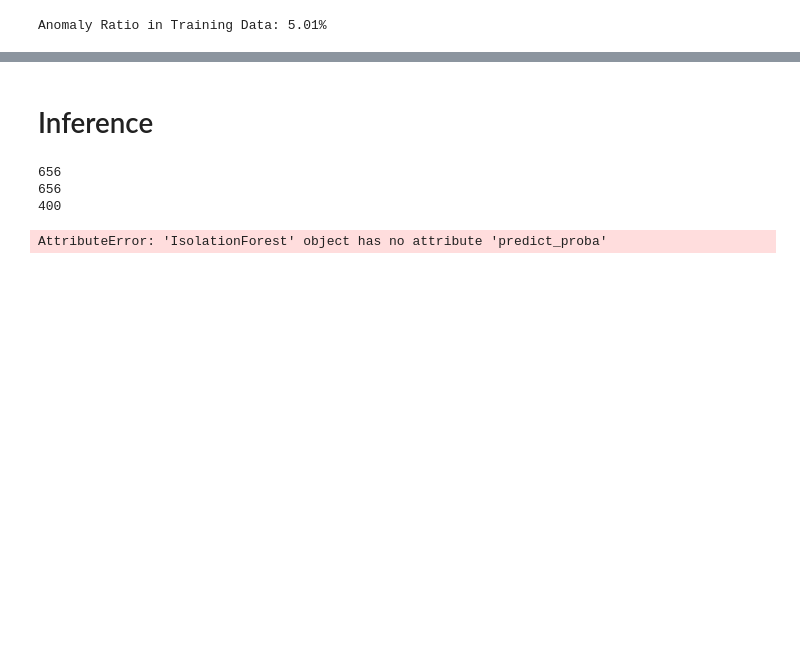
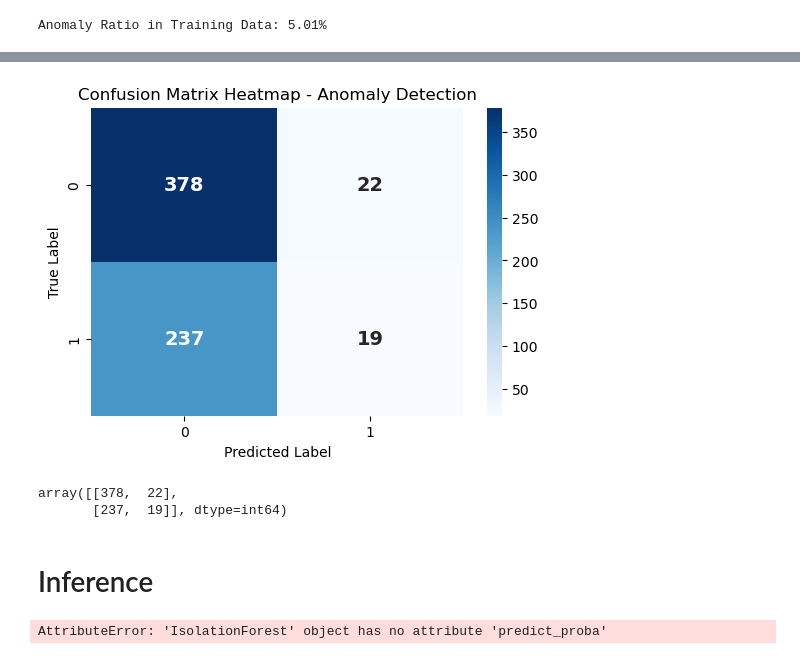
Before and after one commit to Sulbae/Water-Potability-Monitoring-System, a Jupyter notebook: modelling/model_training.ipynb, the cells around one changed output, grey strips where cells are left out. Cells and saved outputs as stored; diff of their text form; code cells hidden in the pictures; blank space fills up the shorter version.

Commit message:
evaluasi pelatihan model anomali deteksi

```diff
--- a/modelling/model_training.ipynb
+++ b/modelling/model_training.ipynb
@@ -284,0 +289,11 @@ anom_score_test = model_anom.decision_function(anom_test)
+# %%
+# Cek air potable tapi anomali
+## Gunakan data test clf sebagai proxy ground truth
+y_proxy = (clf_y_test == 1).astype(int)  # Anggap Potability = 1 sebagai anomali
+
+## Prediksi Anomali
+y_anom = (anom_flag_test == -1).astype(int)
+
+## Evaluasi model anomali
+classification_rep_anom = classification_report(y_proxy, y_anom)
+print(classification_rep_anom)
@@ -285,13 +309,22 @@ anom_score_test = model_anom.decision_function(anom_test)
+# %%
+# Cofusion matrix anomali
+conf_matrix_anom = confusion_matrix(y_proxy, y_anom)
+# heatmap
+plt.figure(figsize=(6,4))
+sns.heatmap(conf_matrix_anom, annot=True, fmt='d', cmap='Blues', annot_kws={"size": 14, "weight": "bold"})
+plt.xlabel('Predicted Label')
+plt.ylabel('True Label')
+plt.title('Confusion Matrix Heatmap - Anomaly Detection')
+plt.show()
+# %% [output]
+[figure, added]
+# %%
+conf_matrix_anom
+# %% [output]
+array([[378,  22],
+       [237,  19]], dtype=int64)
 # %% [markdown]
 # Inference
-# %%
-print(len(clf_X_test))
-print(len(y_pred))
-print(len(anom_flag))
-# %% [output]
-656
-656
-400
 # %%
 # Prediksi classifier
 y_prob = model_anom.predict_proba(clf_X_test)[:, 1]
```
Also changed, not shown: parts of 6 cells of this notebook.
